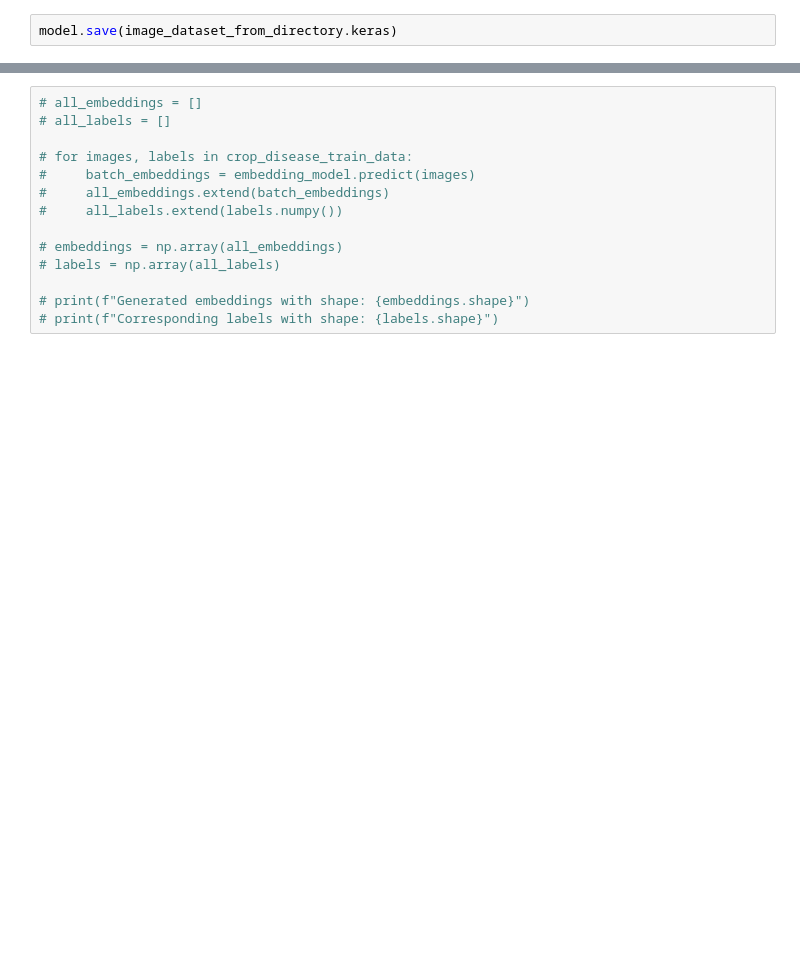
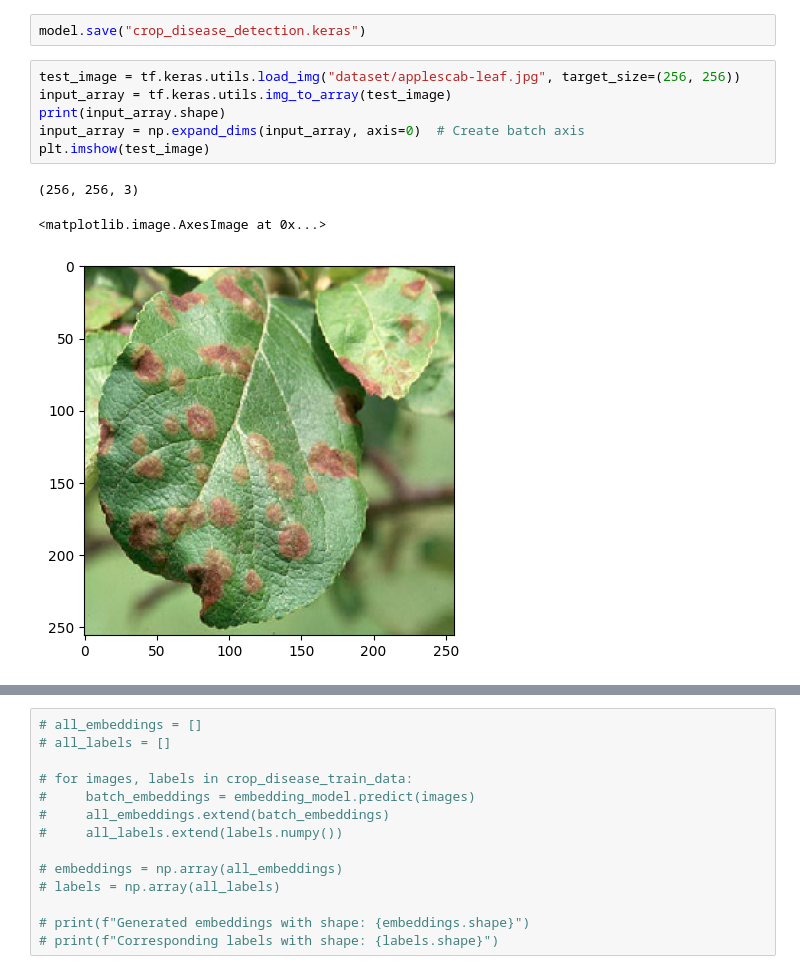
Before and after one commit to muathomarieh/Crop-Disease-Detection, a Jupyter notebook: CropDisease/crop_disease_detection.ipynb, the cells around one changed output, grey strips where cells are left out. Drawn from its saved outputs; the diff is of its cells as text; blank space fills up the shorter version.

```diff
--- a/CropDisease/crop_disease_detection.ipynb
+++ b/CropDisease/crop_disease_detection.ipynb
@@ -170,2 +205,12 @@ Epoch 1/50
 # %%
-model.save(image_dataset_from_directory.keras)
+model.save("crop_disease_detection.keras")
+# %%
+test_image = tf.keras.utils.load_img("dataset/applescab-leaf.jpg", target_size=(256, 256))
+input_array = tf.keras.utils.img_to_array(test_image)
+print(input_array.shape)
+input_array = np.expand_dims(input_array, axis=0)  # Create batch axis
+plt.imshow(test_image)
+# %% [output]
+(256, 256, 3)
+<matplotlib.image.AxesImage at 0x...>
+[figure, added]
```
Also changed, not shown: parts of 10 cells of this notebook, 5 other files.
